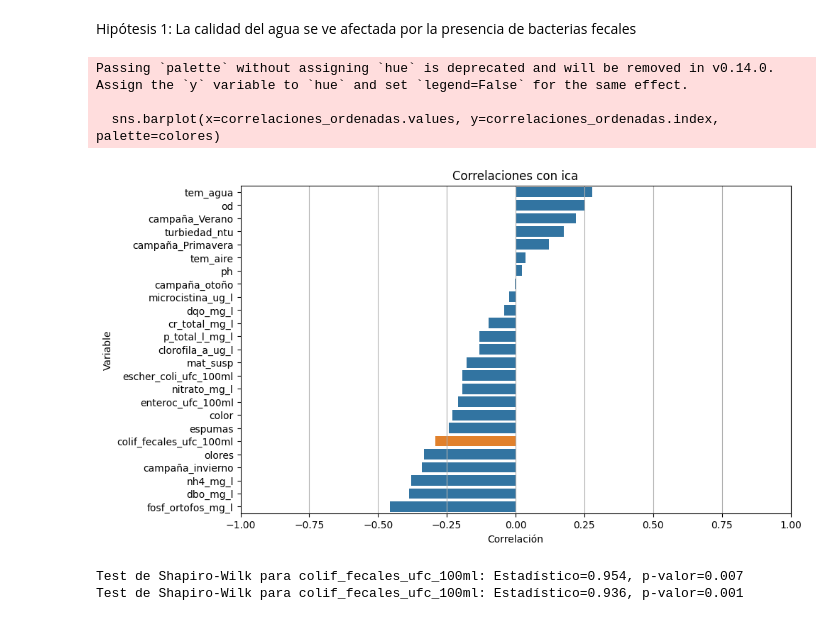
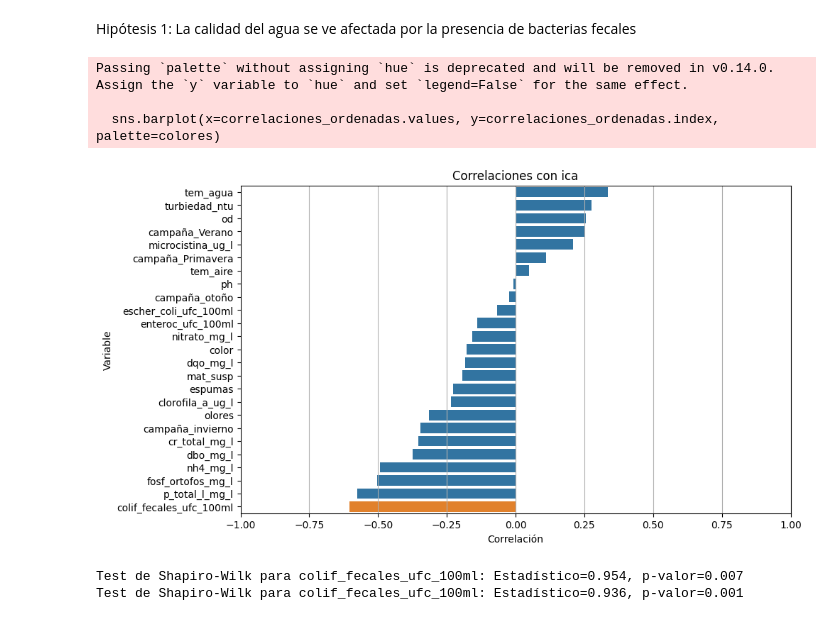
Before and after one commit to RamiroOrtiz02/PracticoEspecialGrupo14, a Jupyter notebook: codigo.ipynb, the cells around one changed output. Cells and saved outputs as stored; diff of their text form; code cells hidden in the pictures.

```diff
--- a/codigo.ipynb
+++ b/codigo.ipynb
@@ -109,24 +93,24 @@ plt.show()
 # %% [markdown]
 Hipótesis 1: La calidad del agua se ve afectada por la presencia de bacterias fecales
 # %%
-ica_correlaciones = aguadataframe1.corr()['ica'].drop('ica')
+ica_correlaciones = aguadataframe1.corr(method='spearman')['ica'].drop('ica')
 correlaciones_ordenadas = ica_correlaciones.sort_values(ascending=False)
 
 colores = ['#1f77b4' if variable != 'colif_fecales_ufc_100ml' else '#ff7f0e' for variable in correlaciones_ordenadas.index]
 
 plt.figure(figsize=(10,6))
 plt.grid(True)
 sns.barplot(x=correlaciones_ordenadas.values, y=correlaciones_ordenadas.index, palette=colores)
 plt.title('Correlaciones con ica')
 plt.xlabel('Correlación')
 plt.ylabel('Variable')
 plt.xlim([-1,1])
 plt.show()
 # %% [output]
 Passing `palette` without assigning `hue` is deprecated and will be removed in v0.14.0. Assign the `y` variable to `hue` and set `legend=False` for the same effect.
 
   sns.barplot(x=correlaciones_ordenadas.values, y=correlaciones_ordenadas.index, palette=colores)
-[figure, old version]
+[figure, new version]
 # %%
 umbral = aguadataframe1['colif_fecales_ufc_100ml'].median()
 grupo_bajo = aguadataframe1[aguadataframe1['colif_fecales_ufc_100ml'] < umbral]
```
Also changed, not shown: parts of 7 cells of this notebook.
